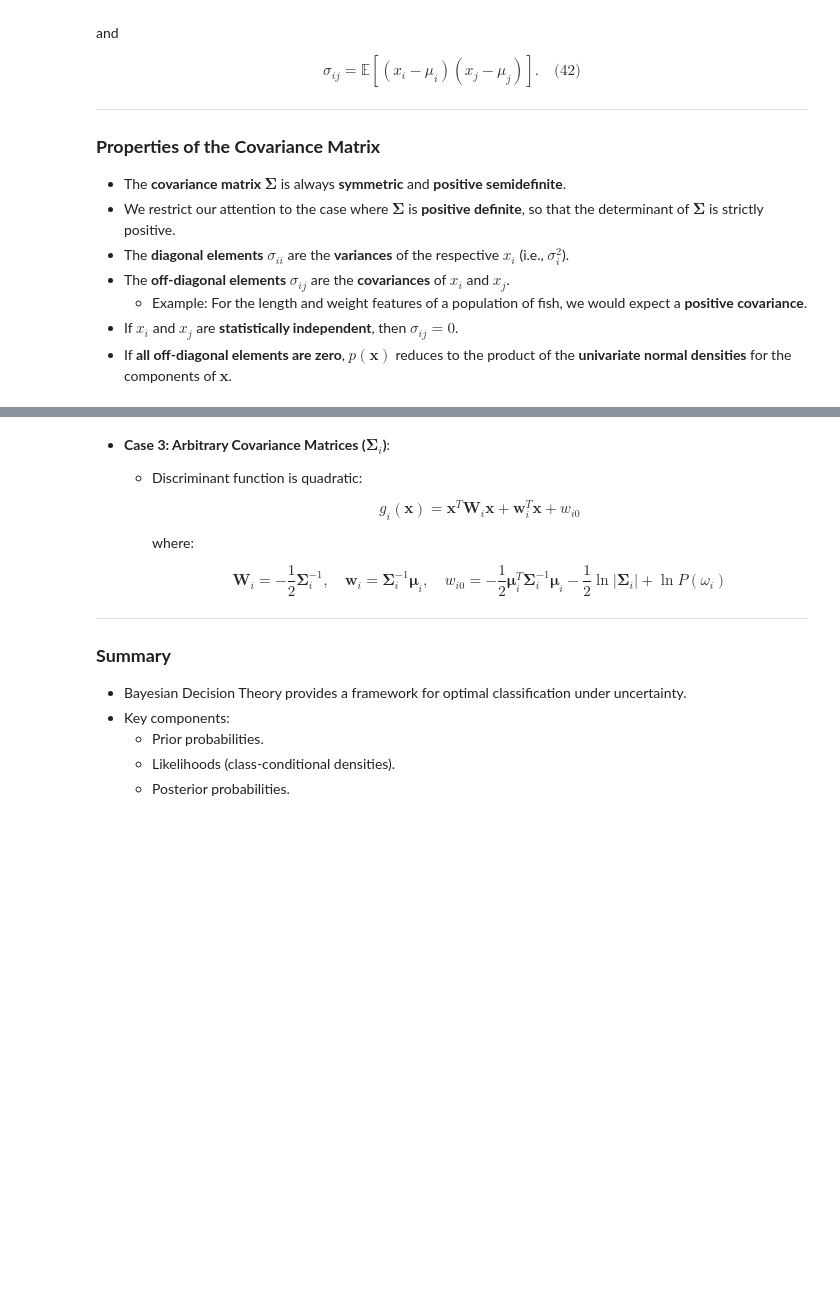
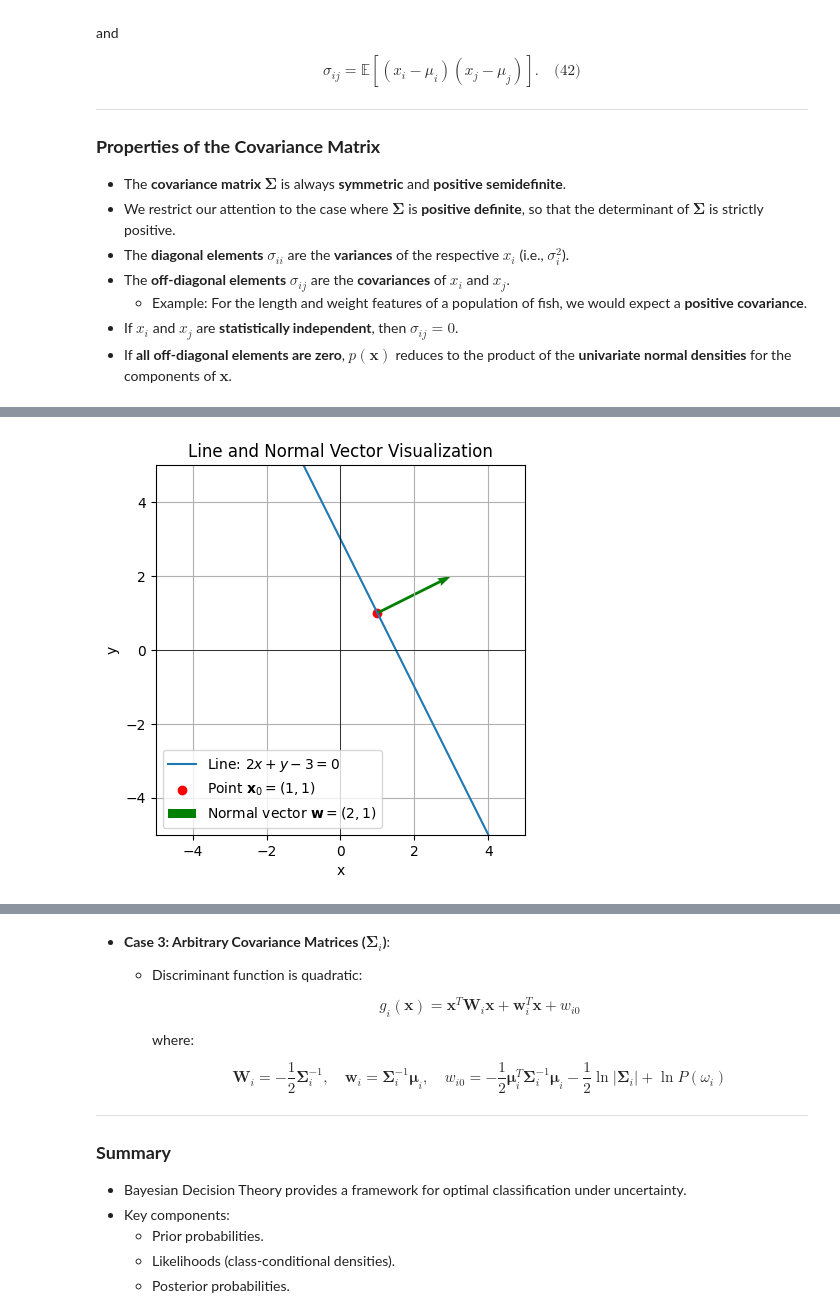
Before and after one commit to fum-cs/data-mining, a Jupyter notebook: notebooks/05.05-Bayesian-Decision-Theory.ipynb, the cells around one changed output, grey strips where cells are left out. Drawn from its saved outputs; the diff is of its cells as text; code cells hidden in the pictures; blank space fills up the shorter version.

```diff
--- a/notebooks/05.05-Bayesian-Decision-Theory.ipynb
+++ b/notebooks/05.05-Bayesian-Decision-Theory.ipynb
@@ -274,0 +327,35 @@ is called the **squared Mahalanobis distance** from $\mathbf{x}$ to $\boldsymbol
+# %%
+import matplotlib.pyplot as plt
+import numpy as np
+
+# Define the normal vector w and point x0
+w = np.array([2, 1])  # Normal vector
+x0 = np.array([1, 1])  # Point on the line
+
+# Define the line equation: 2x + y - 3 = 0 => y = -2x + 3
+x_values = np.linspace(-5, 5, 100)  # Range of x values
+y_values = -2 * x_values + 3  # Corresponding y values
+
+# Plot the line
+plt.plot(x_values, y_values, label="Line: $2x + y - 3 = 0$")
+
+# Plot the point x0
+plt.scatter(x0[0], x0[1], color="red", label="Point $\mathbf{x}_0 = (1, 1)$")
+
+# Plot the normal vector w starting from x0
+plt.quiver(x0[0], x0[1], w[0], w[1], angles='xy', scale_units='xy', scale=1, color="green", label="Normal vector $\mathbf{w} = (2, 1)$")
+
+# Add labels and legend
+plt.xlabel("x")
+plt.ylabel("y")
+plt.axhline(0, color="black", linewidth=0.5)  # x-axis
+plt.axvline(0, color="black", linewidth=0.5)  # y-axis
+plt.grid(True)
+plt.legend()
+plt.title("Line and Normal Vector Visualization")
+plt.xlim(-5, 5)  # Adjust x-axis limits
+plt.ylim(-5, 5)  # Adjust y-axis limits
+plt.gca().set_aspect("equal", adjustable="box")  # Equal aspect ratio
+plt.show()
+# %% [output]
+[figure, added]
```
Also changed, not shown: parts of 6 cells of this notebook.
